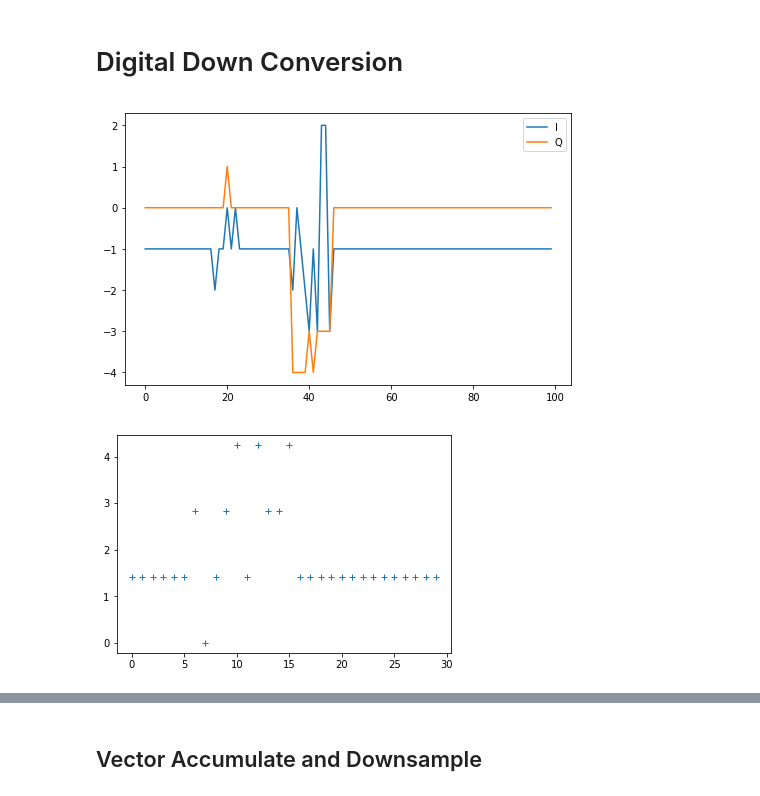
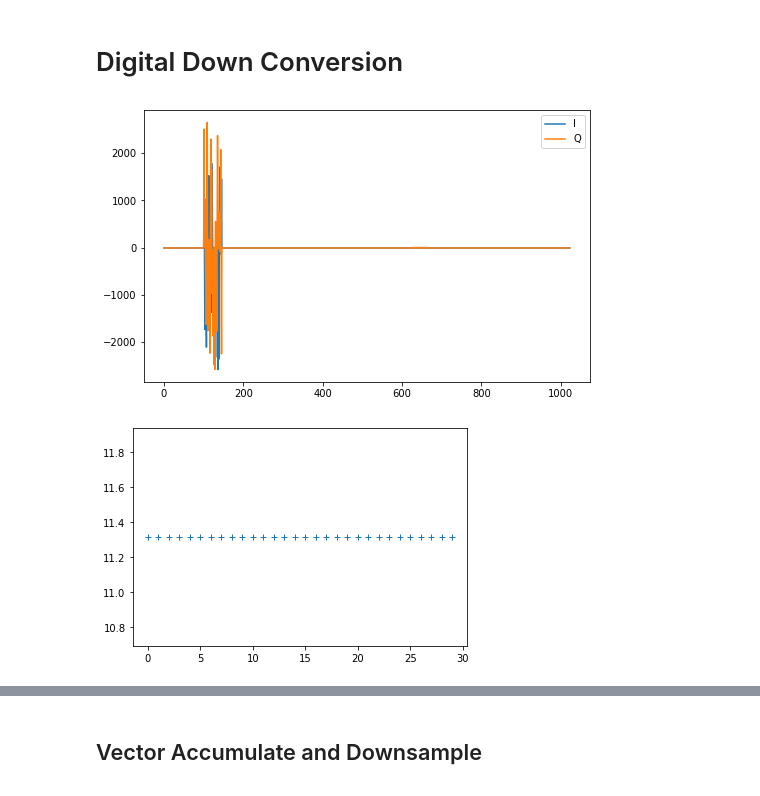
Before and after one commit to realtimeradio/umanc, a Jupyter notebook: souk/BLAST-Firmware-casperfpga.ipynb, the cells around one changed output, grey strips where cells are left out. Cells and saved outputs as stored; diff of their text form; code cells hidden in the pictures.

```diff
--- a/souk/BLAST-Firmware-casperfpga.ipynb
+++ b/souk/BLAST-Firmware-casperfpga.ipynb
@@ -496,31 +502,34 @@ plt.show()
 # %%
 def get_ddc_data():
     d, _ = fpga.snapshots.ddc_snapshot.read_raw()
-    v = struct.unpack('<%dh' % (ss0['length']//2), ss0['data'])
+    v = struct.unpack('>%dh' % (d['length']//2), d['data'])
     # Build complex
     cv = np.zeros(len(v)//2, dtype=complex)
     cv.real = v[0::2]
     cv.imag = v[1::2]
+    cv *= 2**3
     return cv
 # %%
 ddc_IQ_dat = get_ddc_data()
 
 Iddc_f = ddc_IQ_dat.real[0:1024]
 Qddc_f = ddc_IQ_dat.imag[0:1024]
 
 plt.figure(figsize=(8,5))
 
-plt.plot(Iddc_f[0:100],label='I')
-plt.plot(Qddc_f[0:100],label='Q')
+#plt.plot(Iddc_f[50:150],label='I')
+#plt.plot(Qddc_f[50:150],label='Q')
+plt.plot(Iddc_f,label='I')
+plt.plot(Qddc_f,label='Q')
 plt.legend()
 plt.show()
 
 plt.figure()
 plt.plot(abs(Iddc_f+1j*Iddc_f)[30:60],"+")
 plt.show()
 # %% [output]
-[figure, old version]
+[figure, new version]
-[figure, old version]
+[figure, new version]
 # %%
 plt.figure(figsize=(1.25*8,1.25*5))
 
```
Also changed, not shown: parts of 12 cells of this notebook.
